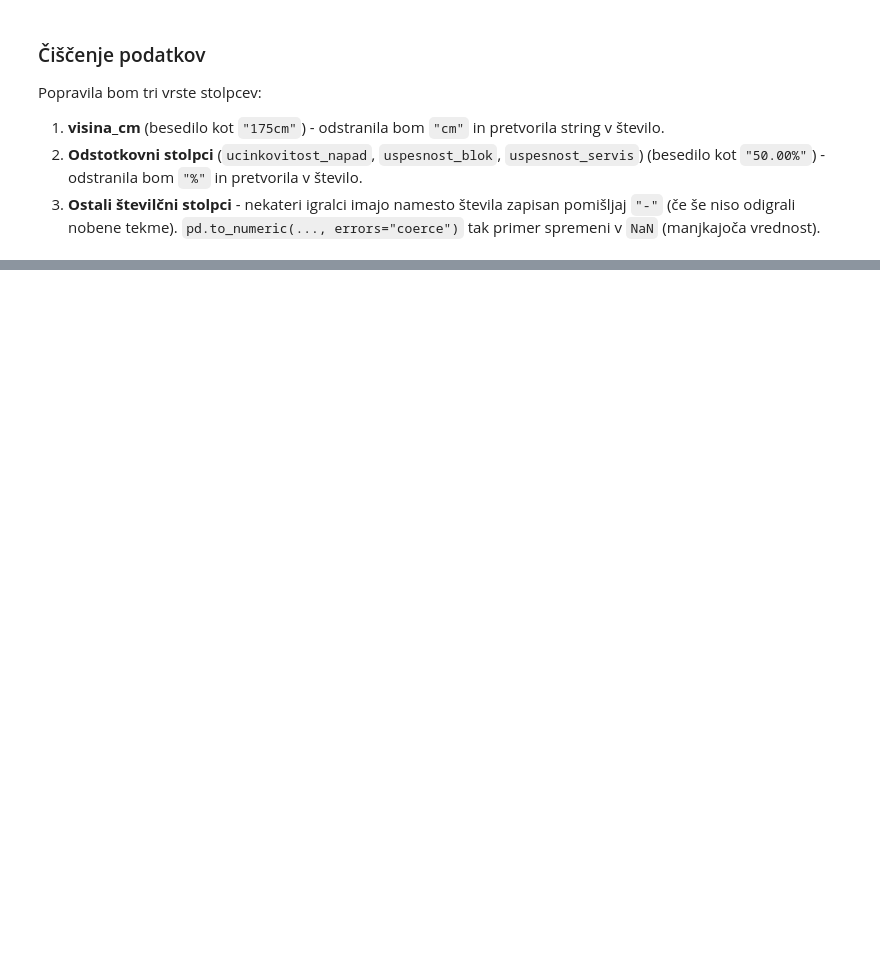
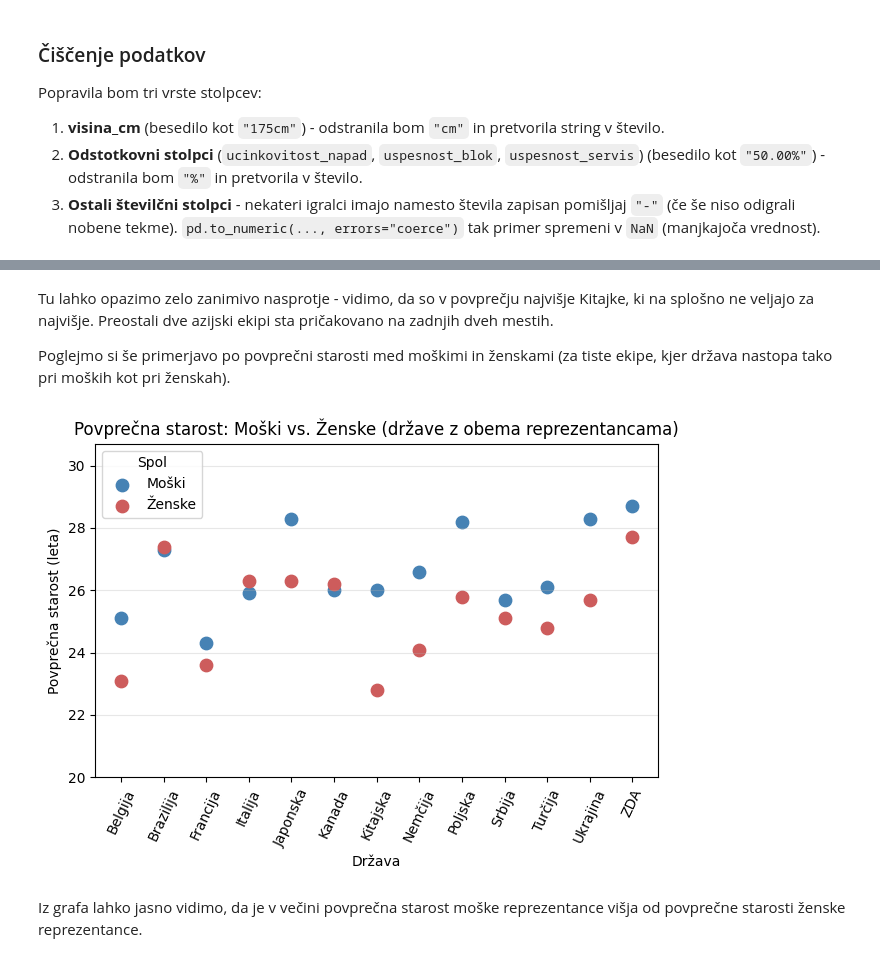
Before and after one commit to mijastijepic/UVP_projektna_naloga, a Jupyter notebook: analiza_podatkov.ipynb, the cells around one changed output, grey strips where cells are left out. Drawn from its saved outputs; the diff is of its cells as text; code cells hidden in the pictures; blank space fills up the shorter version.

```diff
--- a/analiza_podatkov.ipynb
+++ b/analiza_podatkov.ipynb
@@ -57,0 +130,34 @@ for stolpec in stolpci_stevilke:
+# %% [markdown]
+Tu lahko opazimo zelo zanimivo nasprotje - vidimo, da so v povprečju najvišje Kitajke, ki na splošno ne veljajo za najvišje. Preostali dve azijski ekipi sta pričakovano na zadnjih dveh mestih.
+
+
+Poglejmo si še primerjavo po povprečni starosti med moškimi in ženskami (za tiste ekipe, kjer država nastopa tako pri moških kot pri ženskah).
+# %%
+primerjava_starosti = (
+    igralci.groupby(["drzava", "spol"])["starost"]
+    .mean()
+    .round(1)
+    .unstack()
+    .dropna()
+)
+# %%
+x = range(len(primerjava_starosti))
+
+plt.scatter(x, primerjava_starosti.iloc[:, 0], color="steelblue", label="Moški", s=80)
+plt.scatter(x, primerjava_starosti.iloc[:, 1], color="indianred", label="Ženske", s=80)
+
+plt.xticks(x, primerjava_starosti.index, rotation=65)
+
+plt.ylim(20, primerjava_starosti.max().max() + 2)
+
+plt.title("Povprečna starost: Moški vs. Ženske (države z obema reprezentancama)")
+plt.xlabel("Država")
+plt.ylabel("Povprečna starost (leta)")
+plt.legend(title="Spol")
+plt.grid(axis="y", alpha=0.3)
+plt.tight_layout()
+plt.show()
+# %% [output]
+[figure, added]
+# %% [markdown]
+Iz grafa lahko jasno vidimo, da je v večini povprečna starost moške reprezentance višja od povprečne starosti ženske reprezentance.
```
Also changed, not shown: parts of 6 cells of this notebook.
